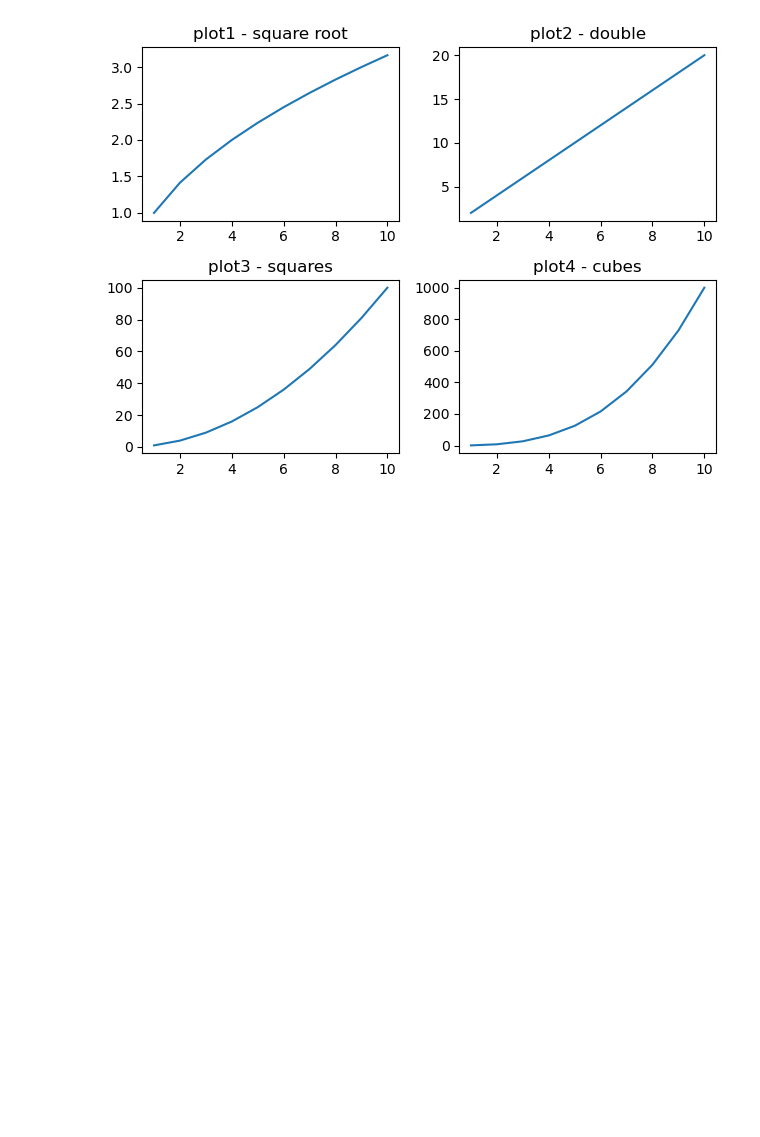
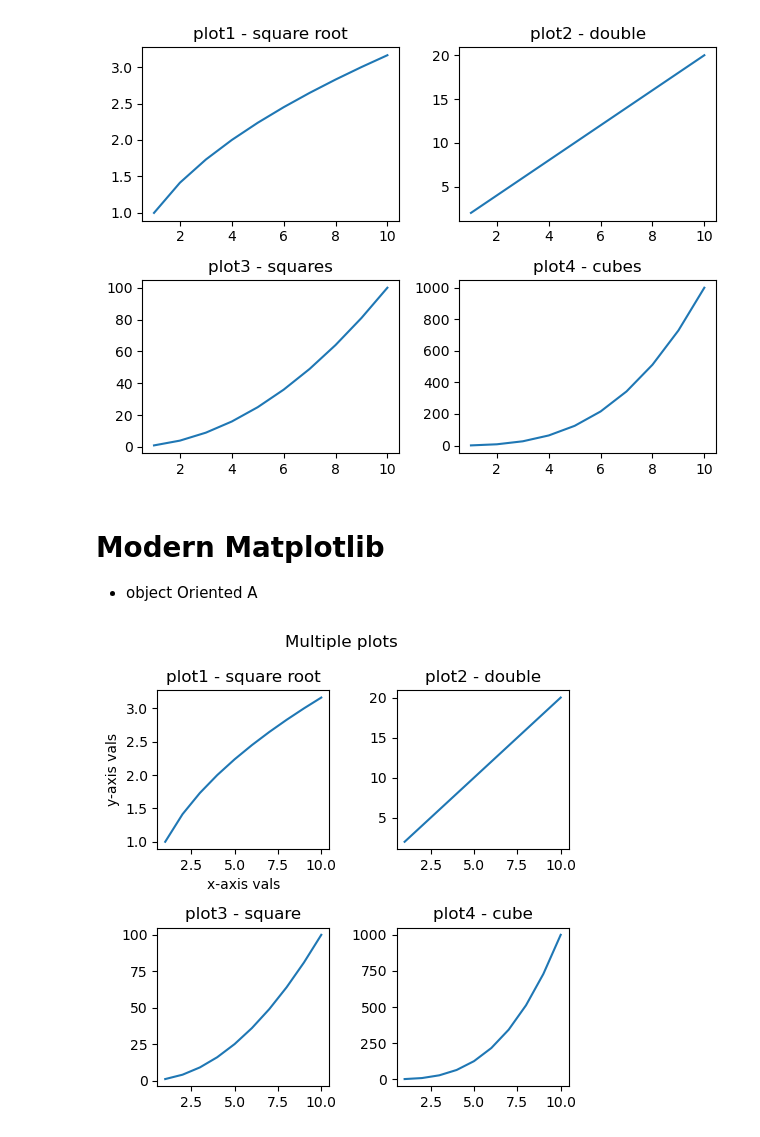
Before and after one commit to OMPRAKASH261/Prime-AI_ML_DS, a Jupyter notebook: DataVisualization/matplotlib_tutorial.ipynb, the cells around one changed output. Drawn from its saved outputs; the diff is of its cells as text; code cells hidden in the pictures; blank space fills up the shorter version.

Commit message:
modern matplotlib

```diff
--- a/DataVisualization/matplotlib_tutorial.ipynb
+++ b/DataVisualization/matplotlib_tutorial.ipynb
@@ -498,3 +498,34 @@ plt.title("plot4 - cubes")
 plt.tight_layout()
 # %% [output]
 [figure]
+# %% [markdown]
+# Modern Matplotlib
+- object Oriented A
+# %%
+x = [1, 2, 3, 4, 5, 6, 7, 8, 9, 10]
+
+y1 = [np.sqrt(i) for i in x] #square root
+y2 = [i*2 for i in x] #double
+y3 = [i**2 for i in x] #square
+y4 = [i**3 for i in x] #cubes
+
+fig, ax = plt.subplots(2, 2, figsize=(5, 5))
+
+ax[0][0].plot(x, y1)
+ax[0][0].set_title("plot1 - square root")
+ax[0][0].set_xlabel("x-axis vals")
+ax[0][0].set_ylabel("y-axis vals")
+
+ax[0][1].plot(x, y2)
+ax[0][1].set_title("plot2 - double")
+
+ax[1][0].plot(x, y3)
+ax[1][0].set_title("plot3 - square")
+
+ax[1][1].plot(x, y4)
+ax[1][1].set_title("plot4 - cube")
+
+fig.suptitle("Multiple plots")
+fig.tight_layout()
+# %% [output]
+[figure, added]
```
Also changed, not shown: parts of 1 cell of this notebook.
